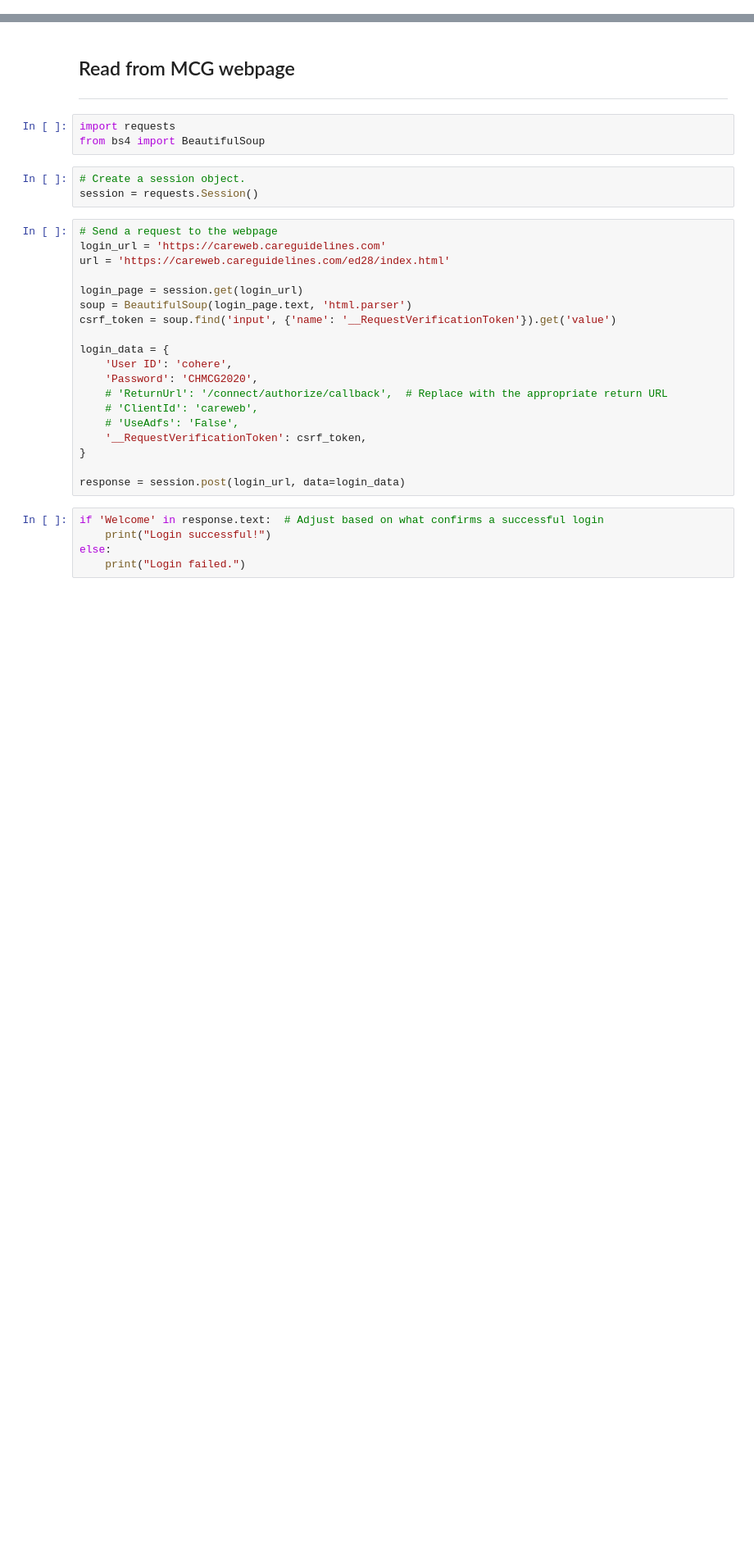
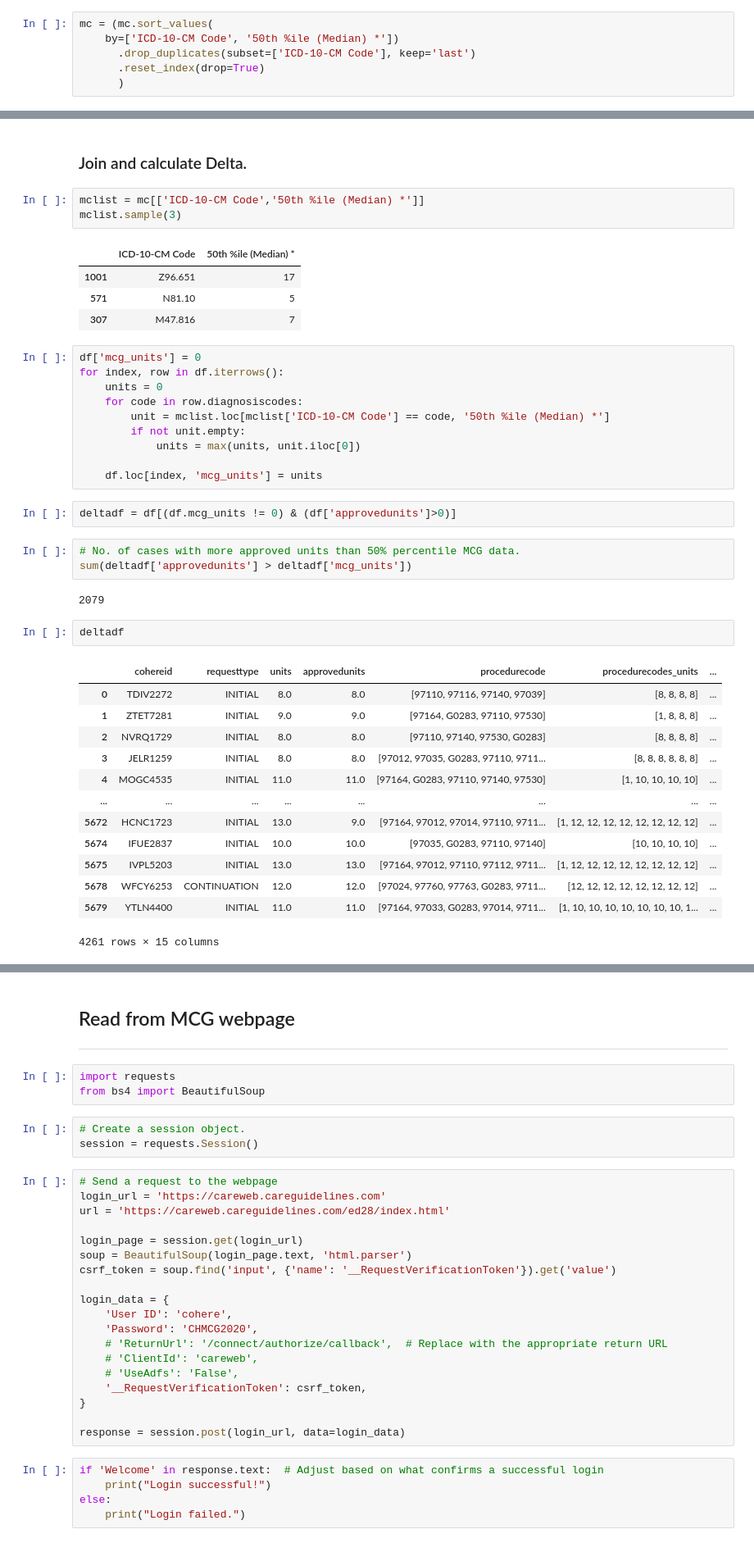
Before and after one commit to ruthranc-cohere/adhoc-scratch, a Jupyter notebook: notebooks/retro_impact_therapy.ipynb, the cells around one changed output, grey strips where cells are left out. Shown: that part at 82% size. Cells and saved outputs as stored; diff of their text form; blank space fills up the shorter version.

```diff
--- a/notebooks/retro_impact_therapy.ipynb
+++ b/notebooks/retro_impact_therapy.ipynb
@@ -48,0 +139,6 @@ Name: procedure_code, Length: 143, dtype: object
+# %%
+mc = (mc.sort_values(
+    by=['ICD-10-CM Code', '50th %ile (Median) *'])
+      .drop_duplicates(subset=['ICD-10-CM Code'], keep='last')
+      .reset_index(drop=True)
+      )
@@ -48,0 +171,43 @@ Name: procedure_code, Length: 143, dtype: object
+# %% [markdown]
+### Join and calculate Delta.
+# %%
+mclist = mc[['ICD-10-CM Code','50th %ile (Median) *']]
+mclist.sample(3)
+# %% [output]
+|  | ICD-10-CM Code | 50th %ile (Median) * |
+| 1001 | Z96.651 | 17 |
+| 571 | N81.10 | 5 |
+| 307 | M47.816 | 7 |
+# %%
+df['mcg_units'] = 0
+for index, row in df.iterrows():
+    units = 0
+    for code in row.diagnosiscodes:
+        unit = mclist.loc[mclist['ICD-10-CM Code'] == code, '50th %ile (Median) *']
+        if not unit.empty:
+            units = max(units, unit.iloc[0])
+
+    df.loc[index, 'mcg_units'] = units
+# %%
+deltadf = df[(df.mcg_units != 0) & (df['approvedunits']>0)]
+# %%
+# No. of cases with more approved units than 50% percentile MCG data.
+sum(deltadf['approvedunits'] > deltadf['mcg_units'])
+# %% [output]
+2079
+# %%
+deltadf
+# %% [output]
+|  | cohereid | requesttype | units | approvedunits | procedurecode | procedurecodes_units | ... |
+| 0 | TDIV2272 | INITIAL | 8.0 | 8.0 | [97110, 97116, 97140, 97039] | [8, 8, 8, 8] | ... |
+| 1 | ZTET7281 | INITIAL | 9.0 | 9.0 | [97164, G0283, 97110, 97530] | [1, 8, 8, 8] | ... |
+| 2 | NVRQ1729 | INITIAL | 8.0 | 8.0 | [97110, 97140, 97530, G0283] | [8, 8, 8, 8] | ... |
+| 3 | JELR1259 | INITIAL | 8.0 | 8.0 | [97012, 97035, G0283, 97110, 9711... | [8, 8, 8, 8, 8, 8] | ... |
+| 4 | MOGC4535 | INITIAL | 11.0 | 11.0 | [97164, G0283, 97110, 97140, 97530] | [1, 10, 10, 10, 10] | ... |
+| ... | ... | ... | ... | ... | ... | ... | ... |
+| 5672 | HCNC1723 | INITIAL | 13.0 | 9.0 | [97164, 97012, 97014, 97110, 9711... | [1, 12, 12, 12, 12, 12, 12, 12, 12] | ... |
+| 5674 | IFUE2837 | INITIAL | 10.0 | 10.0 | [97035, G0283, 97110, 97140] | [10, 10, 10, 10] | ... |
+| 5675 | IVPL5203 | INITIAL | 13.0 | 13.0 | [97164, 97012, 97110, 97112, 9711... | [1, 12, 12, 12, 12, 12, 12, 12, 12] | ... |
+| 5678 | WFCY6253 | CONTINUATION | 12.0 | 12.0 | [97024, 97760, 97763, G0283, 9711... | [12, 12, 12, 12, 12, 12, 12, 12] | ... |
+| 5679 | YTLN4400 | INITIAL | 11.0 | 11.0 | [97164, 97033, G0283, 97014, 9711... | [1, 10, 10, 10, 10, 10, 10, 10, 1... | ... |
+4261 rows × 15 columns
```
Also changed, not shown: parts of 20 cells of this notebook.
